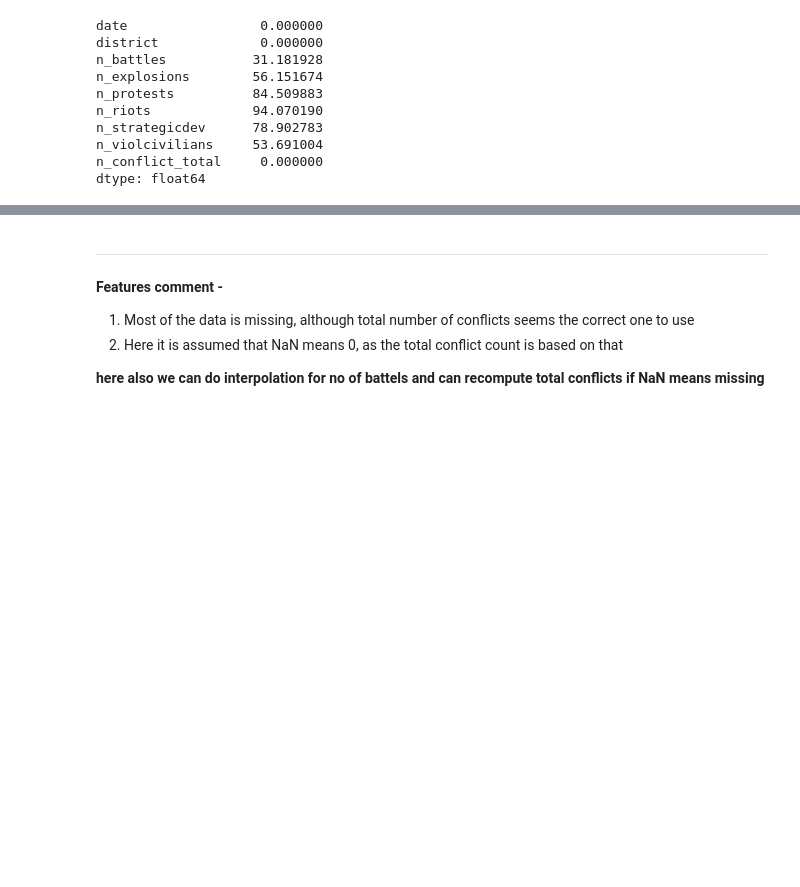
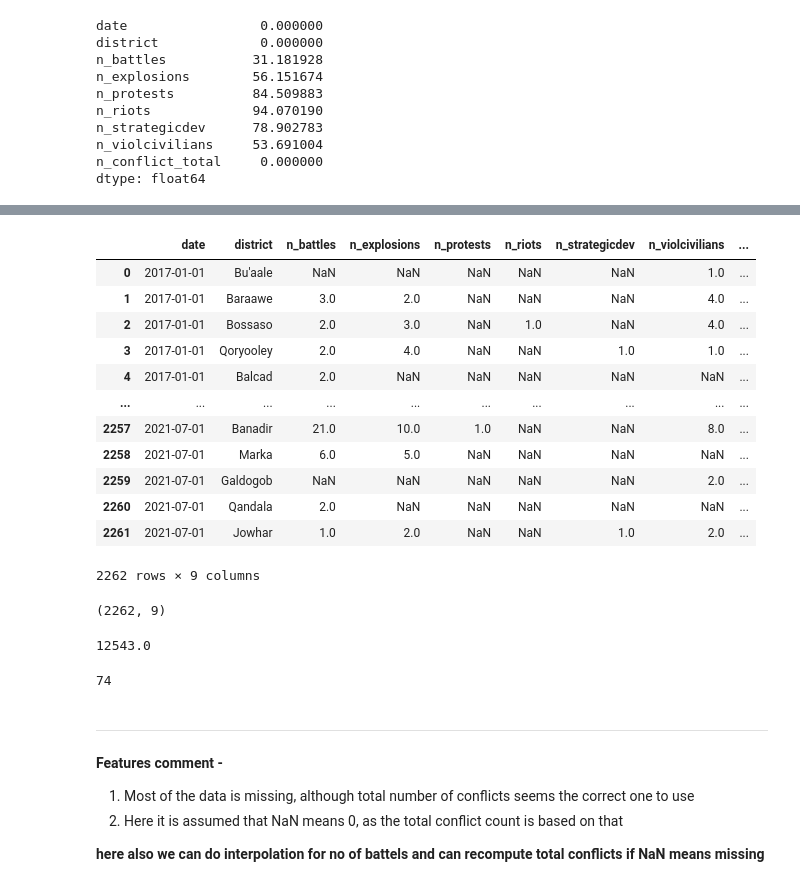
Before and after one commit to abroniewski/Child-Wasting-Prediction, a Jupyter notebook: notebooks/variable_exploration_feature_engineering.ipynb, the cells around one changed output, grey strips where cells are left out. Saved outputs shown, nothing was run; the diff lists cells and outputs as text; code cells hidden in the pictures; blank space fills up the shorter version.

```diff
--- a/notebooks/variable_exploration_feature_engineering.ipynb
+++ b/notebooks/variable_exploration_feature_engineering.ipynb
@@ -406,3 +434,36 @@ dtype: float64
+# %%
+# removing the acled data which is out of scope from our project timeline because i don't need to worry about which feature was important 10 years back, and
+# of course we don't have the prevelance data for that as well
+# parsing event date in pandas datetime format for future use
+conflict_df = conflict_df[(conflict_df['date'] >= min_date) & (conflict_df['date'] <= max_date)].sort_values('date').reset_index(drop=True)
+conflict_df['date'] = pd.to_datetime(conflict_df['date'])
+conflict_df
+# %% [output]
+|  | date | district | n_battles | n_explosions | n_protests | n_riots | n_strategicdev | n_violcivilians | ... |
+| 0 | 2017-01-01 | Bu'aale | NaN | NaN | NaN | NaN | NaN | 1.0 | ... |
+| 1 | 2017-01-01 | Baraawe | 3.0 | 2.0 | NaN | NaN | NaN | 4.0 | ... |
+| 2 | 2017-01-01 | Bossaso | 2.0 | 3.0 | NaN | 1.0 | NaN | 4.0 | ... |
+| 3 | 2017-01-01 | Qoryooley | 2.0 | 4.0 | NaN | NaN | 1.0 | 1.0 | ... |
+| 4 | 2017-01-01 | Balcad | 2.0 | NaN | NaN | NaN | NaN | NaN | ... |
+| ... | ... | ... | ... | ... | ... | ... | ... | ... | ... |
+| 2257 | 2021-07-01 | Banadir | 21.0 | 10.0 | 1.0 | NaN | NaN | 8.0 | ... |
+| 2258 | 2021-07-01 | Marka | 6.0 | 5.0 | NaN | NaN | NaN | NaN | ... |
+| 2259 | 2021-07-01 | Galdogob | NaN | NaN | NaN | NaN | NaN | 2.0 | ... |
+| 2260 | 2021-07-01 | Qandala | 2.0 | NaN | NaN | NaN | NaN | NaN | ... |
+| 2261 | 2021-07-01 | Jowhar | 1.0 | 2.0 | NaN | NaN | 1.0 | 2.0 | ... |
+2262 rows × 9 columns
+# %%
+conflict_df.shape
+# %% [output]
+(2262, 9)
+# %%
+conflict_df['n_conflict_total'].sum()
+# %% [output]
+12543.0
+# %%
+len(conflict_df['district'].unique())
+# %% [output]
+74
 # %% [markdown]
 --------
 
```
Also changed, not shown: parts of 4 cells of this notebook, 5 other files.
